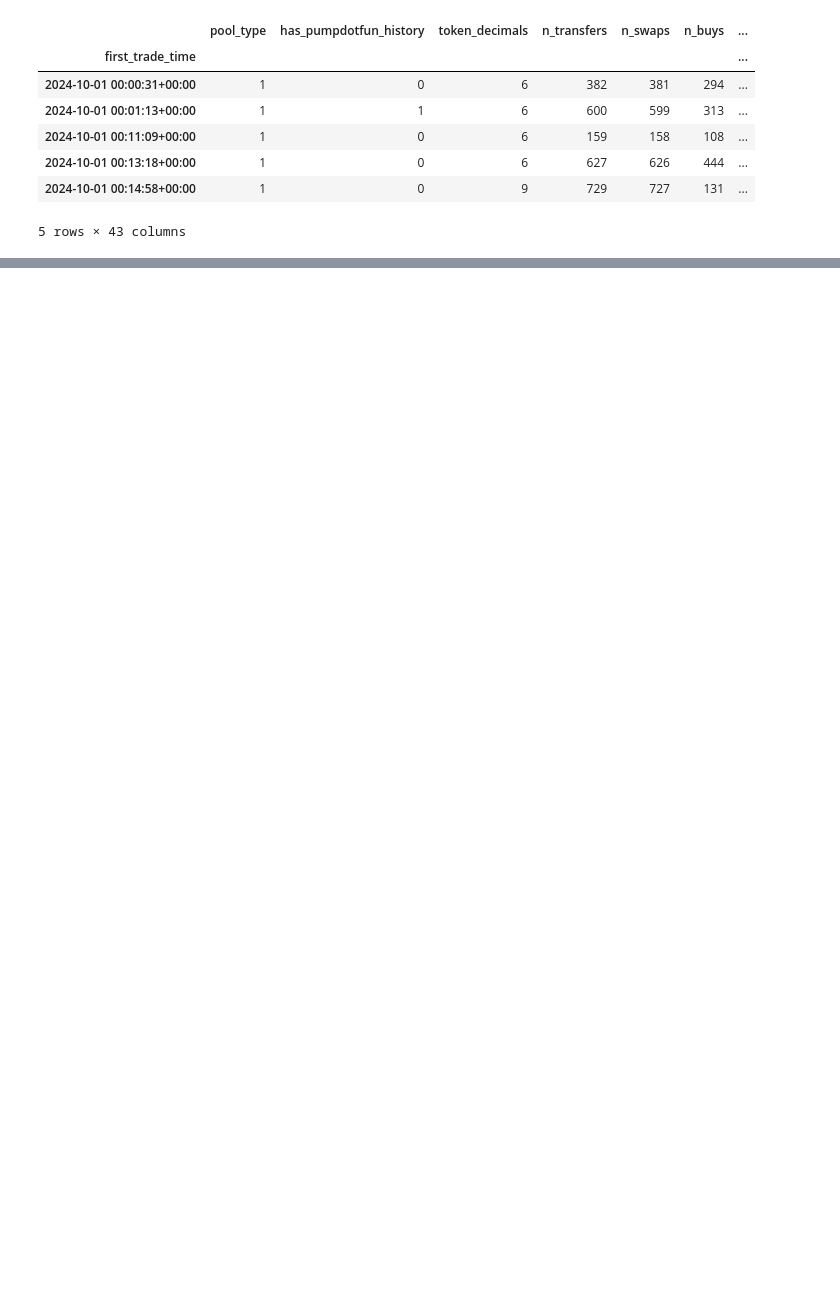
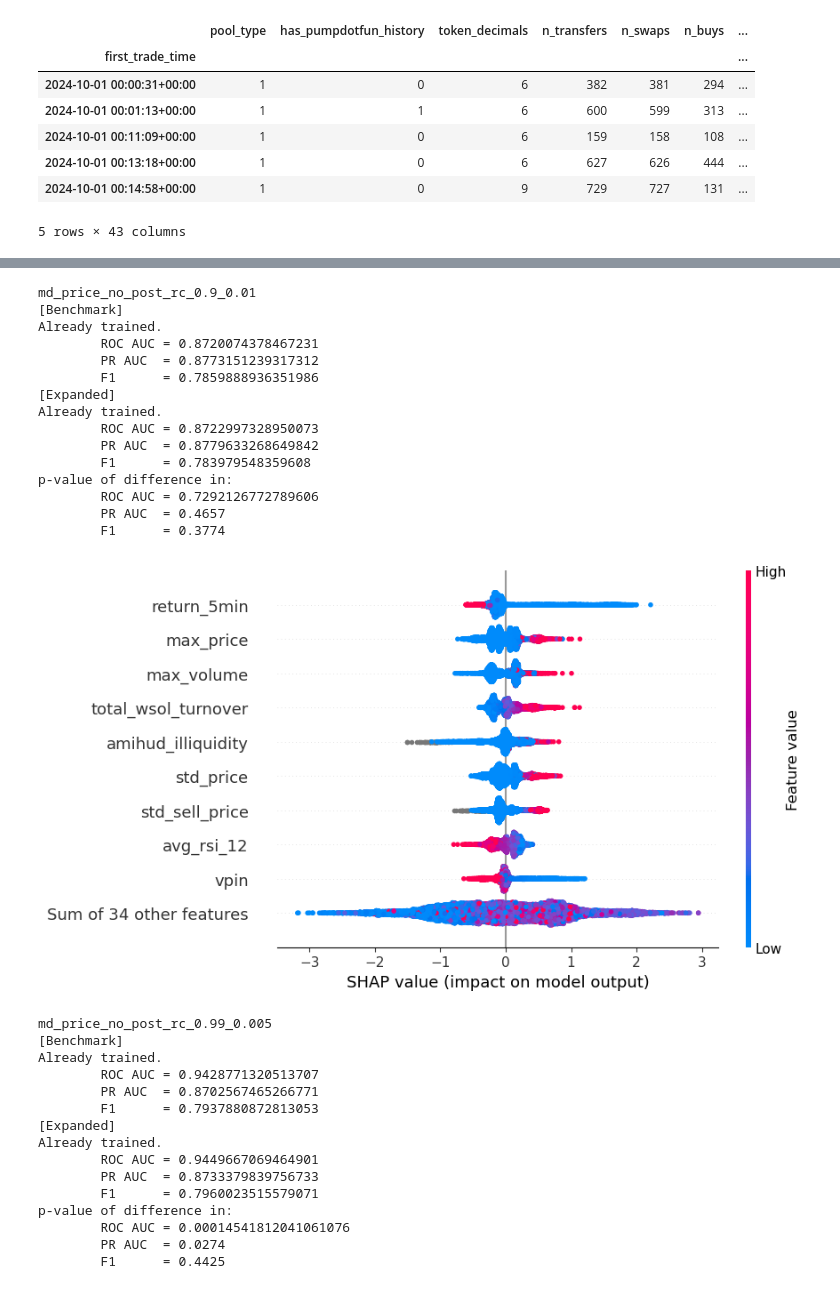
Before and after one commit to NickLithan/Rug-Pull-Early-Detection--Bachelor-Thesis-, a Jupyter notebook: main.ipynb, the cells around one changed output, grey strips where cells are left out. Saved outputs shown, nothing was run; the diff lists cells and outputs as text; code cells hidden in the pictures; blank space fills up the shorter version.

Commit message:
A/B test for default models; optuna for catboost

```diff
--- a/main.ipynb
+++ b/main.ipynb
@@ -100,23 +104,3 @@ X_exp_train.head()
 | 2024-10-01 00:13:18+00:00 | 1 | 0 | 6 | 627 | 626 | 444 | ... |
 | 2024-10-01 00:14:58+00:00 | 1 | 0 | 9 | 729 | 727 | 131 | ... |
 5 rows × 43 columns
-# %%
-from catboost import CatBoostClassifier
-from sklearn.metrics import roc_auc_score, average_precision_score
-import shap
-
-shap.initjs()
-# mm_features = DeltasFeatureSet(MICROSTRUCTURE_FEATURES).features_list
-
-for target in targets:
-    print(target)
-
-    model = CatBoostClassifier(verbose=0, random_seed=SEED)
-    model.fit(X_exp_train, y_train[target])
-    prediction = model.predict_proba(X_exp_test)[:,1]
-    print(roc_auc_score(y_test[target], prediction), average_precision_score(y_test[target], prediction))
-
-    explainer = shap.TreeExplainer(model)
-    shap_values = explainer(X_exp_train)
-    # shap.plots.beeswarm(shap_values[:,mm_features])
-    shap.plots.beeswarm(shap_values)
@@ -155,0 +111,58 @@ idle_300
+# %%
+from utils.catboost_training import cb_train_default
+from utils.model_eval import print_metrics, compare_models
+
+
+for target in targets:
+    print(target)
+
+    print("[Benchmark]")
+    model_bench, prediction_bench = cb_train_default(
+        X_bench_train, X_bench_test, y_train[target], f"bench_{target}", SEED
+    )
+    print_metrics(y_test[target], prediction_bench)
+
+    print("[Expanded]")
+    model_exp, prediction_exp = cb_train_default(
+        X_exp_train, X_exp_test, y_train[target], f"exp_{target}", SEED
+    )
+    print_metrics(y_test[target], prediction_exp)
+
+    compare_models(y_test[target], prediction_bench, prediction_exp, SEED)
+
+    explainer = shap.TreeExplainer(model_exp)
+    shap_values = explainer(X_exp_test)
+    # shap.plots.beeswarm(shap_values[:,mm_features])
+    shap.plots.beeswarm(shap_values)
+# %% [output]
+md_price_no_post_rc_0.9_0.01
+[Benchmark]
+Already trained.
+        ROC AUC = 0.8720074378467231
+        PR AUC  = 0.8773151239317312
+        F1      = 0.7859888936351986
+[Expanded]
+Already trained.
+        ROC AUC = 0.8722997328950073
+        PR AUC  = 0.8779633268649842
+        F1      = 0.783979548359608
+p-value of difference in:
+        ROC AUC = 0.7292126772789606
+        PR AUC  = 0.4657
+        F1      = 0.3774
+[figure, added]
+md_price_no_post_rc_0.99_0.005
+[Benchmark]
+Already trained.
+        ROC AUC = 0.9428771320513707
+        PR AUC  = 0.8702567465266771
+        F1      = 0.7937880872813053
+[Expanded]
+Already trained.
+        ROC AUC = 0.9449667069464901
+        PR AUC  = 0.8733379839756733
+        F1      = 0.7960023515579071
+p-value of difference in:
+        ROC AUC = 0.00014541812041061076
+        PR AUC  = 0.0274
+        F1      = 0.4425
```
Also changed, not shown: parts of 12 cells of this notebook, 35 other files.
